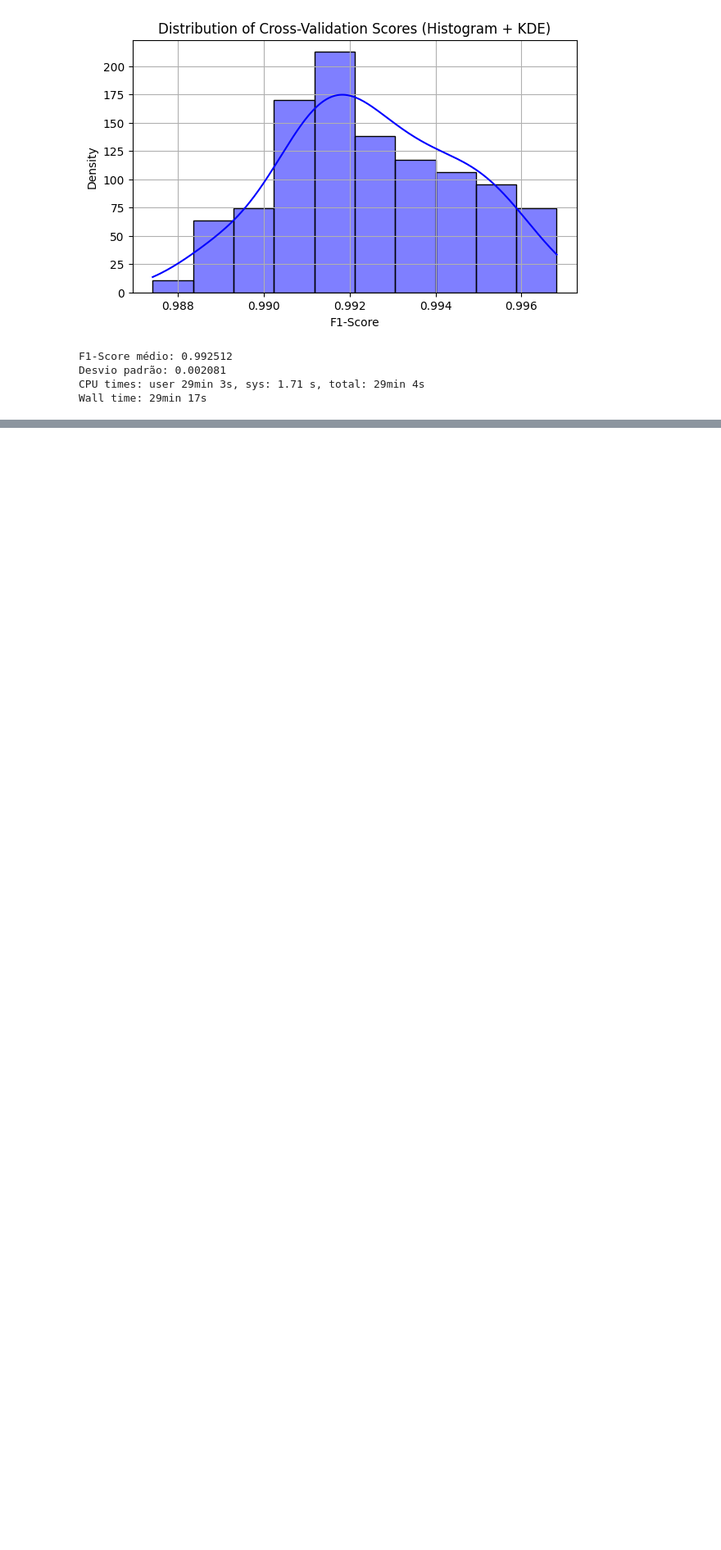
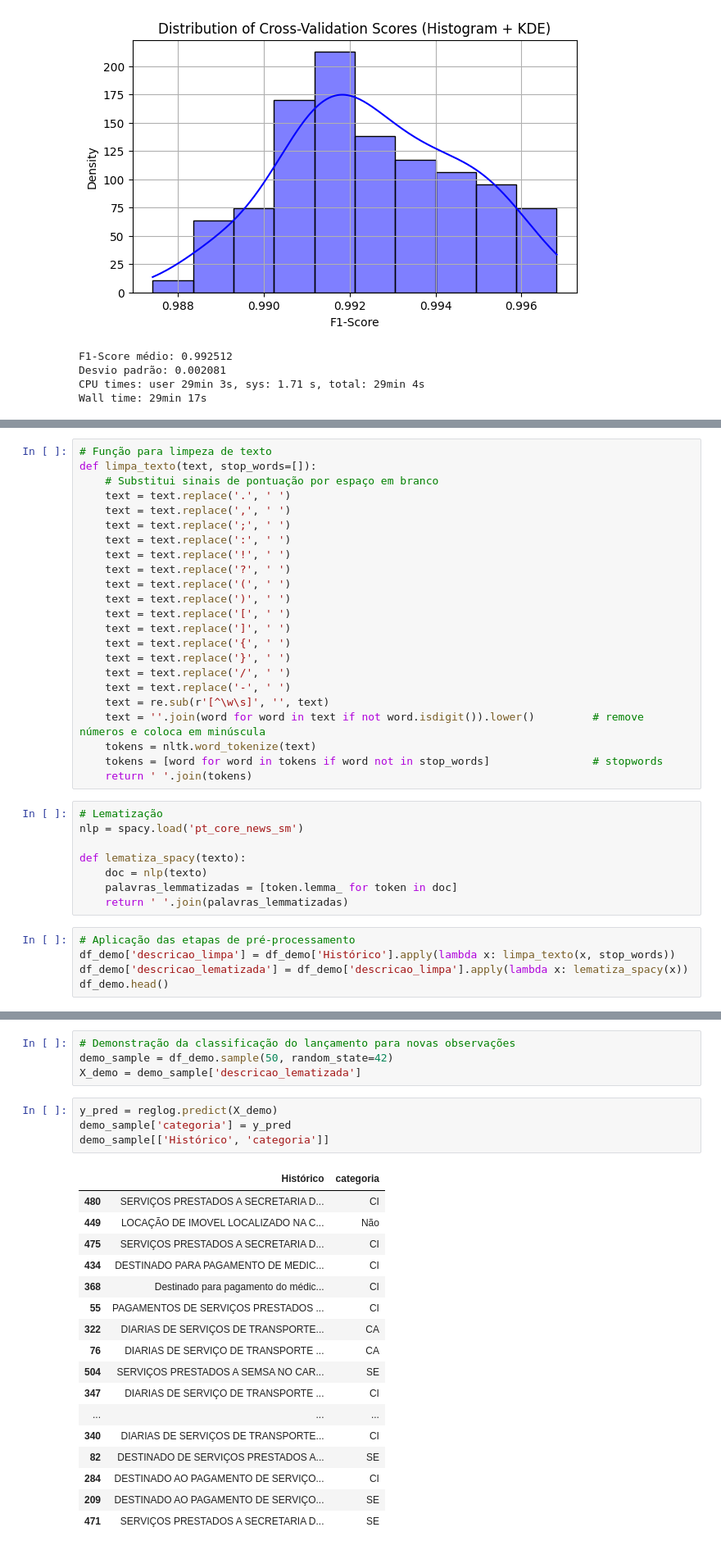
Before and after one commit to dcladeira/Bootcamp-Enap-ML---Classificador-de-Lan-amentos-Cont-beis, a Jupyter notebook: classificacao de lancamento vf 03 regressao logistica.ipynb, the cells around one changed output, grey strips where cells are left out. Shown at 82% size. Drawn from its saved outputs; the diff is of its cells as text; blank space fills up the shorter version.

```diff
--- a/classificacao de lancamento vf 03 regressao logistica.ipynb
+++ b/classificacao de lancamento vf 03 regressao logistica.ipynb
@@ -448,0 +582,36 @@ Wall time: 29min 17s
+# %%
+# Função para limpeza de texto
+def limpa_texto(text, stop_words=[]):
+    # Substitui sinais de pontuação por espaço em branco
+    text = text.replace('.', ' ')
+    text = text.replace(',', ' ')
+    text = text.replace(';', ' ')
+    text = text.replace(':', ' ')
+    text = text.replace('!', ' ')
+    text = text.replace('?', ' ')
+    text = text.replace('(', ' ')
+    text = text.replace(')', ' ')
+    text = text.replace('[', ' ')
+    text = text.replace(']', ' ')
+    text = text.replace('{', ' ')
+    text = text.replace('}', ' ')
+    text = text.replace('/', ' ')
+    text = text.replace('-', ' ')
+    text = re.sub(r'[^\w\s]', '', text)
+    text = ''.join(word for word in text if not word.isdigit()).lower()         # remove números e coloca em minúscula
+    tokens = nltk.word_tokenize(text)
+    tokens = [word for word in tokens if word not in stop_words]                # stopwords
+    return ' '.join(tokens)
+# %%
+# Lematização
+nlp = spacy.load('pt_core_news_sm')
+
+def lematiza_spacy(texto):
+    doc = nlp(texto)
+    palavras_lemmatizadas = [token.lemma_ for token in doc]
+    return ' '.join(palavras_lemmatizadas)
+# %%
+# Aplicação das etapas de pré-processamento
+df_demo['descricao_limpa'] = df_demo['Histórico'].apply(lambda x: limpa_texto(x, stop_words))
+df_demo['descricao_lematizada'] = df_demo['descricao_limpa'].apply(lambda x: lematiza_spacy(x))
+df_demo.head()
@@ -448,0 +627,26 @@ Wall time: 29min 17s
+# %%
+# Demonstração da classificação do lançamento para novas observações
+demo_sample = df_demo.sample(50, random_state=42)
+X_demo = demo_sample['descricao_lematizada']
+# %%
+y_pred = reglog.predict(X_demo)
+demo_sample['categoria'] = y_pred
+demo_sample[['Histórico', 'categoria']]
+# %% [output]
+|  | Histórico | categoria |
+| 480 | SERVIÇOS PRESTADOS A SECRETARIA D... | CI |
+| 449 | LOCAÇÃO DE IMOVEL LOCALIZADO NA C... | Não |
+| 475 | SERVIÇOS PRESTADOS A SECRETARIA D... | CI |
+| 434 | DESTINADO PARA PAGAMENTO DE MEDIC... | CI |
+| 368 | Destinado para pagamento do médic... | CI |
+| 55 | PAGAMENTOS DE SERVIÇOS PRESTADOS ... | CI |
+| 322 | DIARIAS DE SERVIÇOS DE TRANSPORTE... | CA |
+| 76 | DIARIAS DE SERVIÇO DE TRANSPORTE ... | CA |
+| 504 | SERVIÇOS PRESTADOS A SEMSA NO CAR... | SE |
+| 347 | DIARIAS DE SERVIÇO DE TRANSPORTE ... | CI |
+| ... | ... | ... |
+| 340 | DIARIAS DE SERVIÇOS DE TRANSPORTE... | CI |
+| 82 | DESTINADO DE SERVIÇOS PRESTADOS A... | SE |
+| 284 | DESTINADO AO PAGAMENTO DE SERVIÇO... | CI |
+| 209 | DESTINADO AO PAGAMENTO DE SERVIÇO... | SE |
+| 471 | SERVIÇOS PRESTADOS A SECRETARIA D... | SE |
```
Also changed, not shown: parts of 17 cells of this notebook, 2 other files.
